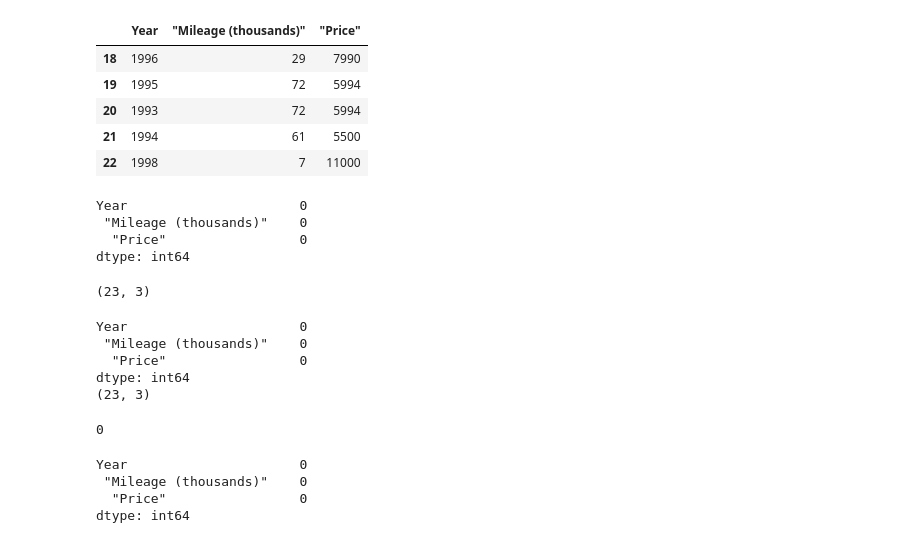
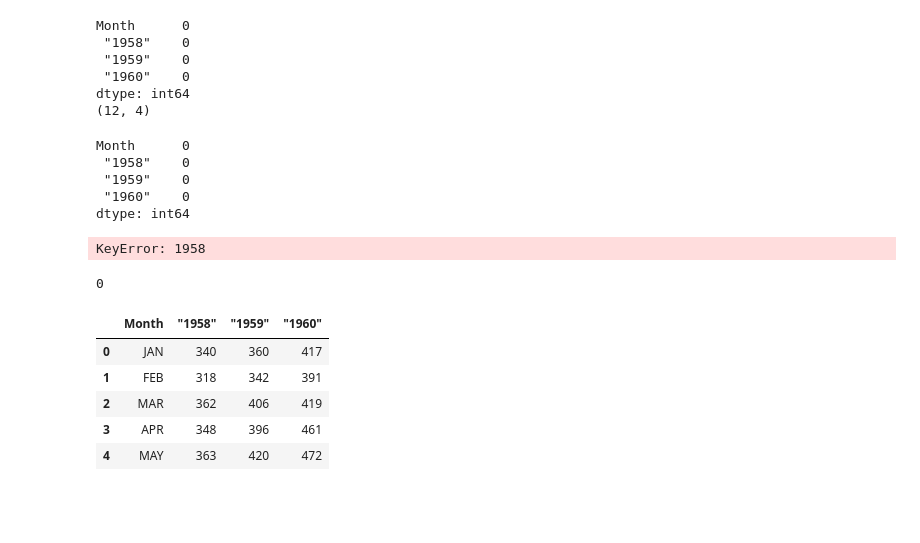
Before and after one commit to amenhasfaw/Python-for-DS-lab, a Jupyter notebook: Lab_Ex8.ipynb, the cells around one changed output. Saved outputs shown, nothing was run; the diff lists cells and outputs as text; code cells hidden in the pictures; blank space fills up the shorter version.

```diff
--- a/Lab_Ex8.ipynb
+++ b/Lab_Ex8.ipynb
@@ -13,44 +13,39 @@ df.head()
-# %%
-df.tail()
-# %% [output]
-|  | Year | "Mileage (thousands)" | "Price" |
-| 18 | 1996 | 29 | 7990 |
-| 19 | 1995 | 72 | 5994 |
-| 20 | 1993 | 72 | 5994 |
-| 21 | 1994 | 61 | 5500 |
-| 22 | 1998 | 7 | 11000 |
+# %%
+print(df.isna().sum())
+print(df.shape)
+# %% [output]
+Month      0
+ "1958"    0
+ "1959"    0
+ "1960"    0
+dtype: int64
+(12, 4)
+# %%
+df1 = df.copy()
+df1.dropna()
+print(df1.isna().sum())
+# %% [output]
+Month      0
+ "1958"    0
+ "1959"    0
+ "1960"    0
+dtype: int64
+# %%
+df[1958] = df[1958].fill("HAHA")
+df.head()
+# %% [output]
+KeyError: 1958
 # %%
-print(df.isna().sum())
+print(df.duplicated().sum())
 # %% [output]
-Year                      0
- "Mileage (thousands)"    0
-  "Price"                 0
-dtype: int64
+0
-# %%
-print(df.shape)
-# %% [output]
-(23, 3)
-# %%
-df1=df.copy()
-df1=df1.dropna()
-print(df1.isna().sum())
-print(df1.shape)
-# %% [output]
-Year                      0
- "Mileage (thousands)"    0
-  "Price"                 0
-dtype: int64
-(23, 3)
 # %%
-df.duplicated().sum()
-df=df.drop_duplicates()
-df.duplicated().sum()
+df = df.drop_duplicates()
+df.head()
 # %% [output]
-0
+|  | Month | "1958" | "1959" | "1960" |
+| 0 | JAN | 340 | 360 | 417 |
+| 1 | FEB | 318 | 342 | 391 |
+| 2 | MAR | 362 | 406 | 419 |
+| 3 | APR | 348 | 396 | 461 |
+| 4 | MAY | 363 | 420 | 472 |
-# %%
-df.isna().sum()
-# %% [output]
-Year                      0
- "Mileage (thousands)"    0
-  "Price"                 0
-dtype: int64
```
Also changed, not shown: parts of 2 cells of this notebook, 2 other files.
